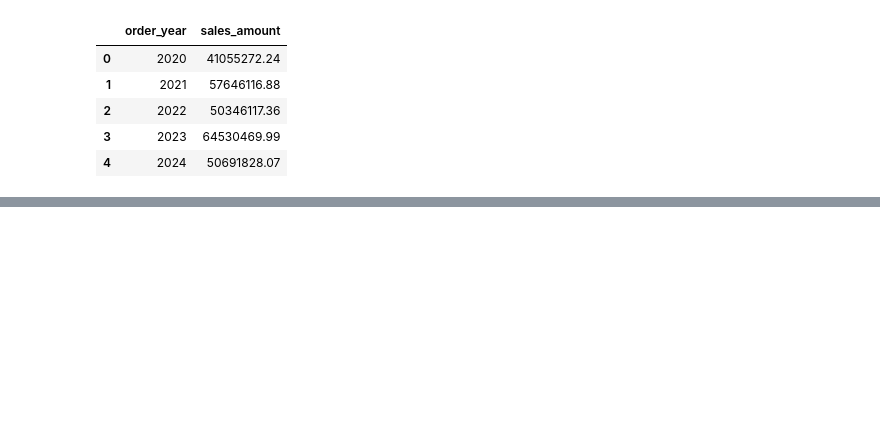
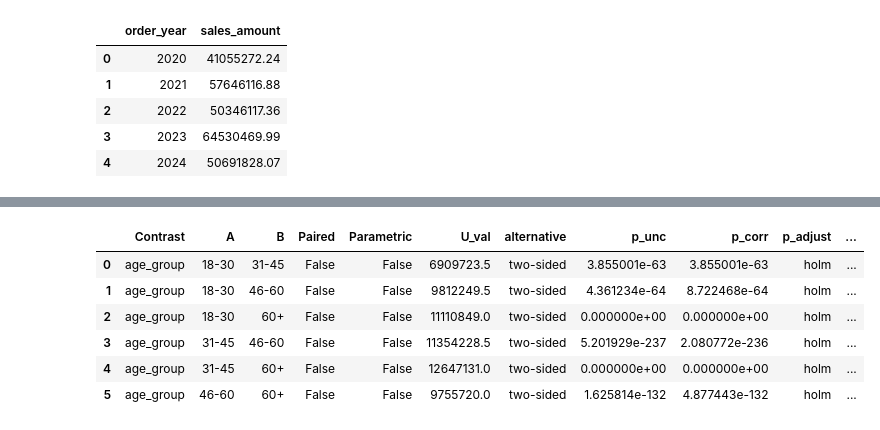
Before and after one commit to apostoliskalli-dot/Retail-Sales-Dataset, a Jupyter notebook: Retail_Sales_Dataset.ipynb, the cells around one changed output, grey strips where cells are left out. Cells and saved outputs as stored; diff of their text form; code cells hidden in the pictures; blank space fills up the shorter version.

```diff
--- a/Retail_Sales_Dataset.ipynb
+++ b/Retail_Sales_Dataset.ipynb
@@ -754,0 +1072,5 @@ with open("Final_Business_Report.html", "w", encoding='utf-8') as f:
+# %%
+df_analyzed = df.groupby(['customer_id', 'age_group'])['order_id'].count().reset_index()
+df_analyzed.rename(columns={'order_id': 'number_of_orders'}, inplace=True)
+df_analyzed = df_analyzed[df_analyzed['number_of_orders'] > 0]
+df_analyzed
@@ -754,0 +1124,10 @@ with open("Final_Business_Report.html", "w", encoding='utf-8') as f:
+# %%
+pg.pairwise_tests(data=df_analyzed,dv='number_of_orders',between='age_group',parametric=False,padjust='holm')
+# %% [output]
+|  | Contrast | A | B | Paired | Parametric | U_val | alternative | p_unc | p_corr | p_adjust | ... |
+| 0 | age_group | 18-30 | 31-45 | False | False | 6909723.5 | two-sided | 3.855001e-63 | 3.855001e-63 | holm | ... |
+| 1 | age_group | 18-30 | 46-60 | False | False | 9812249.5 | two-sided | 4.361234e-64 | 8.722468e-64 | holm | ... |
+| 2 | age_group | 18-30 | 60+ | False | False | 11110849.0 | two-sided | 0.000000e+00 | 0.000000e+00 | holm | ... |
+| 3 | age_group | 31-45 | 46-60 | False | False | 11354228.5 | two-sided | 5.201929e-237 | 2.080772e-236 | holm | ... |
+| 4 | age_group | 31-45 | 60+ | False | False | 12647131.0 | two-sided | 0.000000e+00 | 0.000000e+00 | holm | ... |
+| 5 | age_group | 46-60 | 60+ | False | False | 9755720.0 | two-sided | 1.625814e-132 | 4.877443e-132 | holm | ... |
```
Also changed, not shown: parts of 35 cells of this notebook.
